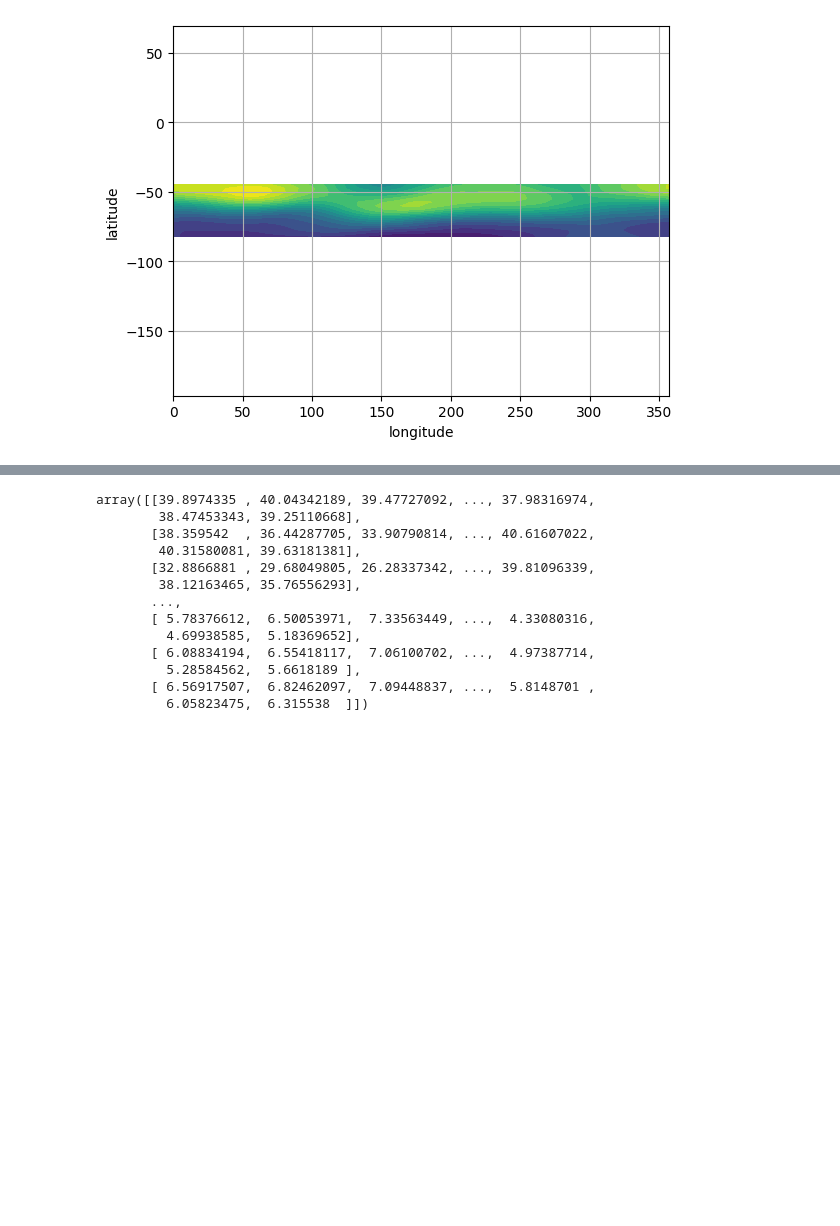
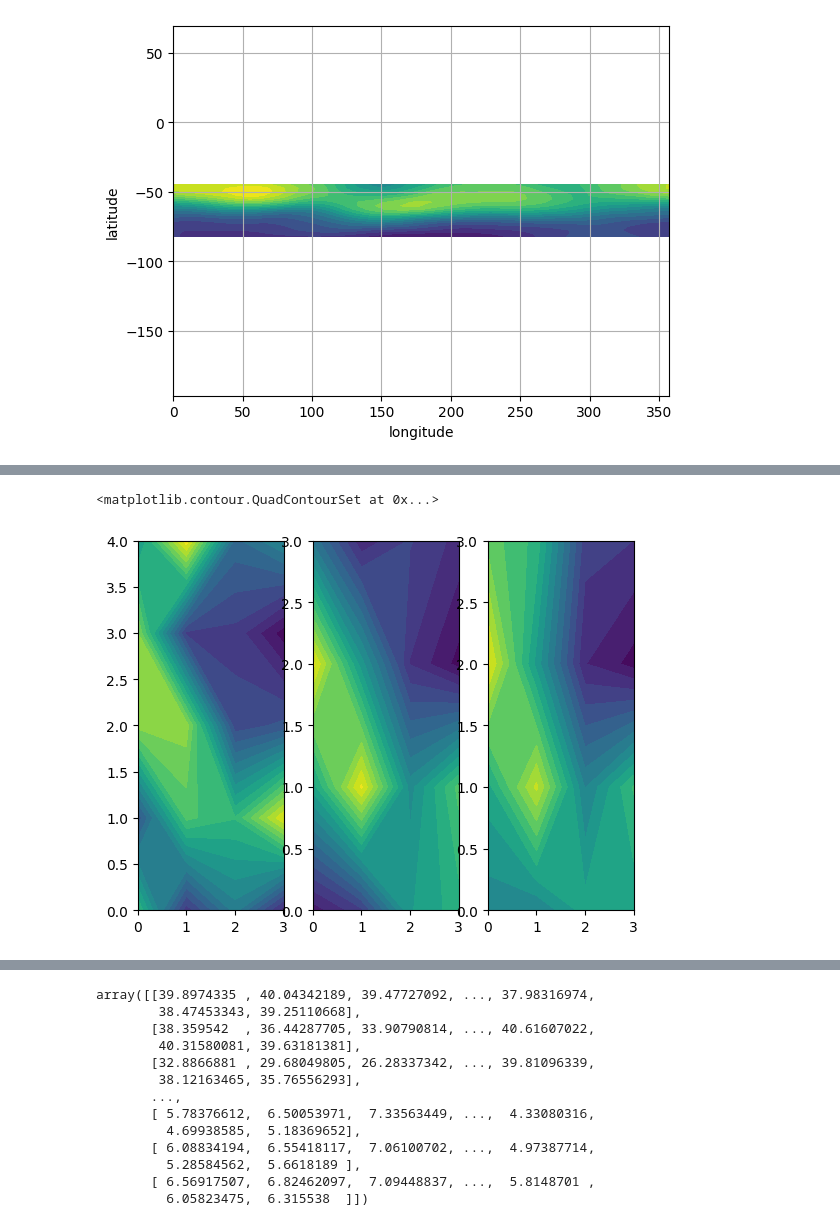
Before and after one commit to callieham/Year-3, a Jupyter notebook: Scientific Computing/project_3_testing.ipynb, the cells around one changed output, grey strips where cells are left out. Saved outputs shown, nothing was run; the diff lists cells and outputs as text; code cells hidden in the pictures; blank space fills up the shorter version.

```diff
--- a/Scientific Computing/project_3_testing.ipynb
+++ b/Scientific Computing/project_3_testing.ipynb
@@ -142,3 +174,12 @@ def part2(f,method=2):
+# %%
+A = np.random.random((5, 4))
+fig, ax = plt.subplots(1, 3)
+ax[0].contourf(A, levels = 20)
+ax[1].contourf(part2(A), levels = 20)
+ax[2].contourf(part2(A, method=1), levels = 20)
+# %% [output]
+<matplotlib.contour.QuadContourSet at 0x...>
+[figure, added]
 # %%
 f = np.random.random((10, 10))
 part2(f, method = 1)
```
Also changed, not shown: parts of 10 cells of this notebook.
